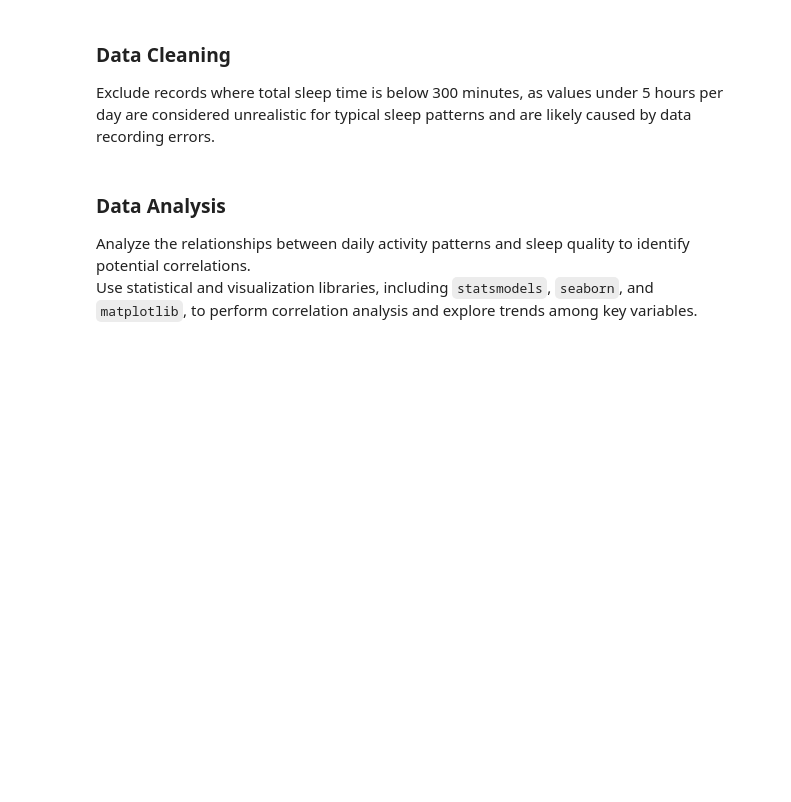
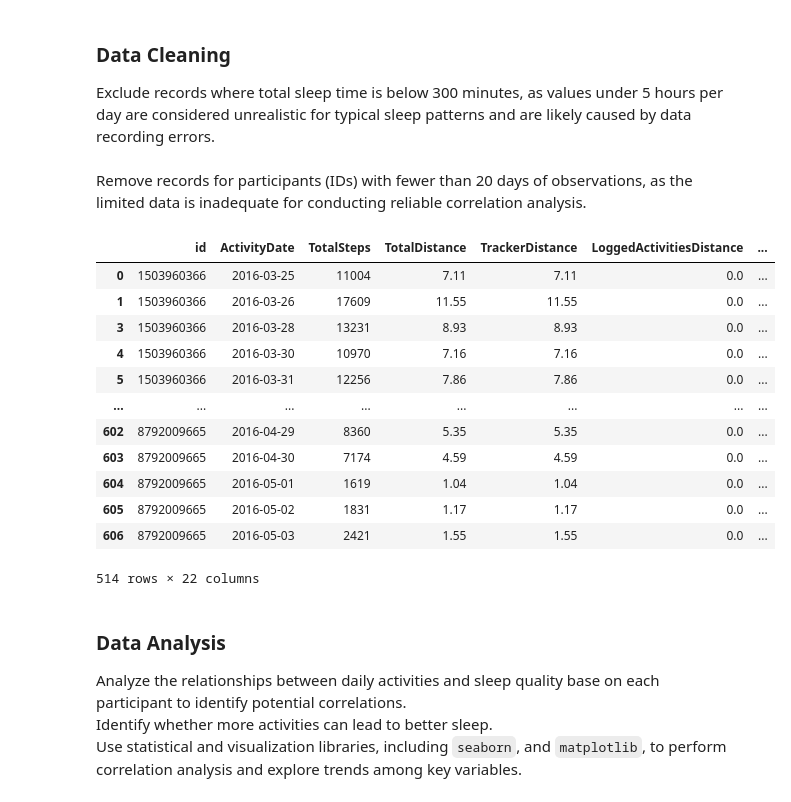
Before and after one commit to Tracy945/Fitness_Data, a Jupyter notebook: notebooks/activity_sleep_analysis.ipynb, the cells around one changed output. Cells and saved outputs as stored; diff of their text form; code cells hidden in the pictures; blank space fills up the shorter version.

```diff
--- a/notebooks/activity_sleep_analysis.ipynb
+++ b/notebooks/activity_sleep_analysis.ipynb
@@ -39,7 +56,35 @@ except Exception as e:
 Exclude records where total sleep time is below 300 minutes, as values under 5 hours per day are considered unrealistic for typical sleep patterns and are likely caused by data recording errors.
 # %%
 df = df[df['TotalTimeInBed'] >= 300]
+# %% [markdown]
+Remove records for participants (IDs) with fewer than 20 days of observations, as the limited data is inadequate for conducting reliable correlation analysis.
+# %%
+# Count records for each Id
+df_counts = df.groupby("Id").size().reset_index(name="counts")
+
+# IDs with at least 20 records
+valid_ids = df_counts.loc[df_counts["counts"] >= 20, "Id"]
+
+# Filter the original DataFrame
+df = df[df["Id"].isin(valid_ids)]
+
+df
+# %% [output]
+|  | id | ActivityDate | TotalSteps | TotalDistance | TrackerDistance | LoggedActivitiesDistance | ... |
+| 0 | 1503960366 | 2016-03-25 | 11004 | 7.11 | 7.11 | 0.0 | ... |
+| 1 | 1503960366 | 2016-03-26 | 17609 | 11.55 | 11.55 | 0.0 | ... |
+| 3 | 1503960366 | 2016-03-28 | 13231 | 8.93 | 8.93 | 0.0 | ... |
+| 4 | 1503960366 | 2016-03-30 | 10970 | 7.16 | 7.16 | 0.0 | ... |
+| 5 | 1503960366 | 2016-03-31 | 12256 | 7.86 | 7.86 | 0.0 | ... |
+| ... | ... | ... | ... | ... | ... | ... | ... |
+| 602 | 8792009665 | 2016-04-29 | 8360 | 5.35 | 5.35 | 0.0 | ... |
+| 603 | 8792009665 | 2016-04-30 | 7174 | 4.59 | 4.59 | 0.0 | ... |
+| 604 | 8792009665 | 2016-05-01 | 1619 | 1.04 | 1.04 | 0.0 | ... |
+| 605 | 8792009665 | 2016-05-02 | 1831 | 1.17 | 1.17 | 0.0 | ... |
+| 606 | 8792009665 | 2016-05-03 | 2421 | 1.55 | 1.55 | 0.0 | ... |
+514 rows × 22 columns
 # %% [markdown]
 ### Data Analysis
-Analyze the relationships between daily activity patterns and sleep quality to identify potential correlations.
-Use statistical and visualization libraries, including `statsmodels`, `seaborn`, and `matplotlib`, to perform correlation analysis and explore trends among key variables.
+Analyze the relationships between daily activities and sleep quality base on each participant to identify potential correlations.
+Identify whether more activities can lead to better sleep.
+Use statistical and visualization libraries, including `seaborn`, and `matplotlib`, to perform correlation analysis and explore trends among key variables.
```
Also changed, not shown: parts of 5 cells of this notebook, 1 other file.
